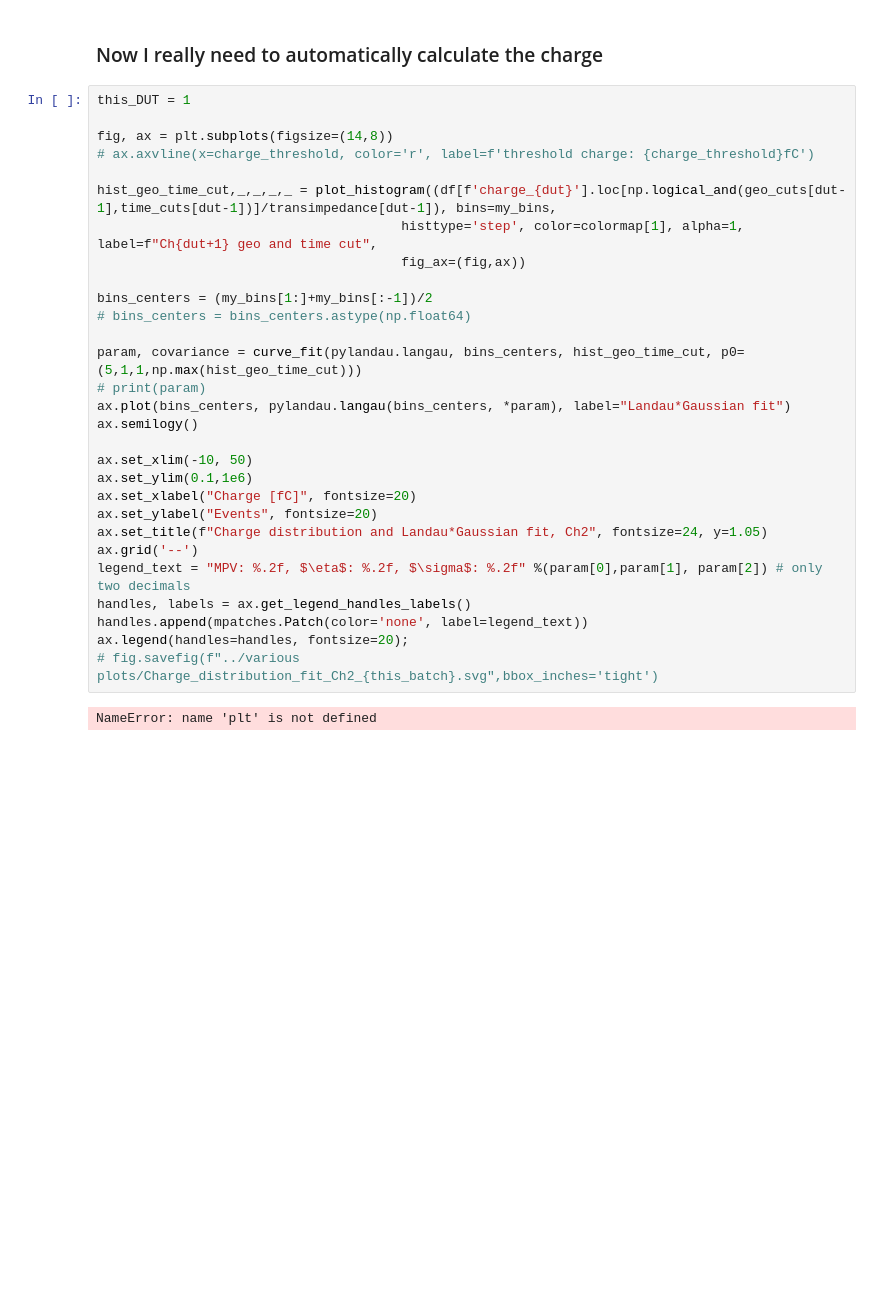
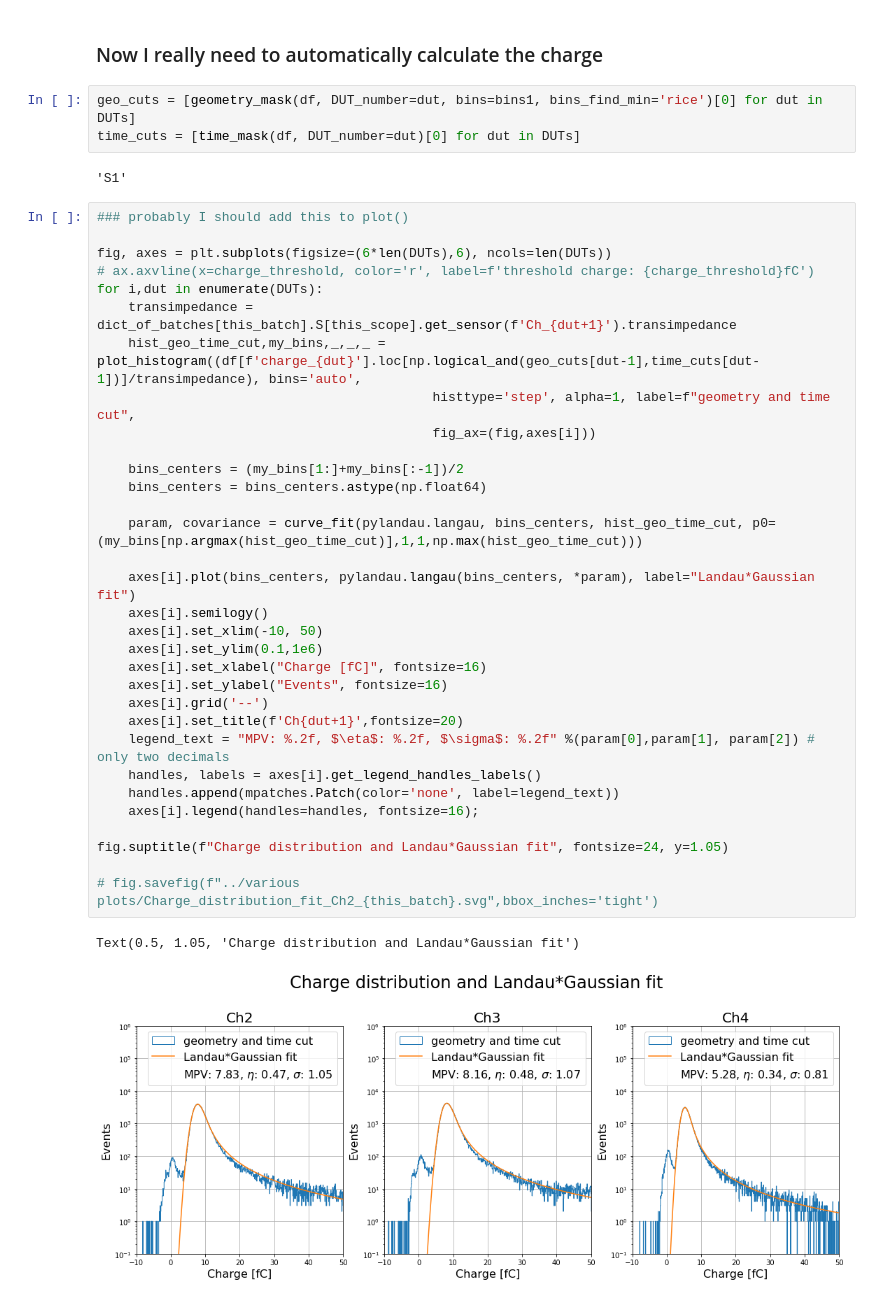
Before and after one commit to TheMarcello/testbeam-analysis, a Jupyter notebook: Charge_plot.ipynb, the cells around one changed output. Cells and saved outputs as stored; diff of their text form; blank space fills up the shorter version.

```diff
--- a/Charge_plot.ipynb
+++ b/Charge_plot.ipynb
@@ -204,33 +203,42 @@ charge_fit(df, dut=dut, mask=np.logical_and(geo_cuts[dut-1],pulse_cuts[dut-1]),
 # %% [markdown]
 ### Now I really need to automatically calculate the charge
+# %%
+geo_cuts = [geometry_mask(df, DUT_number=dut, bins=bins1, bins_find_min='rice')[0] for dut in DUTs]
+time_cuts = [time_mask(df, DUT_number=dut)[0] for dut in DUTs]
+# %% [output]
+'S1'
 # %%
-this_DUT = 1
+### probably I should add this to plot()
 
-fig, ax = plt.subplots(figsize=(14,8))
+fig, axes = plt.subplots(figsize=(6*len(DUTs),6), ncols=len(DUTs))
 # ax.axvline(x=charge_threshold, color='r', label=f'threshold charge: {charge_threshold}fC')
+for i,dut in enumerate(DUTs):
+    transimpedance = dict_of_batches[this_batch].S[this_scope].get_sensor(f'Ch_{dut+1}').transimpedance
+    hist_geo_time_cut,my_bins,_,_,_ = plot_histogram((df[f'charge_{dut}'].loc[np.logical_and(geo_cuts[dut-1],time_cuts[dut-1])]/transimpedance), bins='auto',
+                                           histtype='step', alpha=1, label=f"geometry and time cut",
+                                           fig_ax=(fig,axes[i]))
 
-hist_geo_time_cut,_,_,_,_ = plot_histogram((df[f'charge_{dut}'].loc[np.logical_and(geo_cuts[dut-1],time_cuts[dut-1])]/transimpedance[dut-1]), bins=my_bins,
-                                       histtype='step', color=colormap[1], alpha=1, label=f"Ch{dut+1} geo and time cut",
-                                       fig_ax=(fig,ax))
+    bins_centers = (my_bins[1:]+my_bins[:-1])/2
+    bins_centers = bins_centers.astype(np.float64)
 
-bins_centers = (my_bins[1:]+my_bins[:-1])/2
-# bins_centers = bins_centers.astype(np.float64)
+    param, covariance = curve_fit(pylandau.langau, bins_centers, hist_geo_time_cut, p0=(my_bins[np.argmax(hist_geo_time_cut)],1,1,np.max(hist_geo_time_cut)))
 
-param, covariance = curve_fit(pylandau.langau, bins_centers, hist_geo_time_cut, p0=(5,1,1,np.max(hist_geo_time_cut)))
-# print(param)
-ax.plot(bins_centers, pylandau.langau(bins_centers, *param), label="Landau*Gaussian fit")
-ax.semilogy()
+    axes[i].plot(bins_centers, pylandau.langau(bins_centers, *param), label="Landau*Gaussian fit")
+    axes[i].semilogy()
+    axes[i].set_xlim(-10, 50)
+    axes[i].set_ylim(0.1,1e6)
+    axes[i].set_xlabel("Charge [fC]", fontsize=16)
+    axes[i].set_ylabel("Events", fontsize=16)
+    axes[i].grid('--')
+    axes[i].set_title(f'Ch{dut+1}',fontsize=20)
+    legend_text = "MPV: %.2f, $\eta$: %.2f, $\sigma$: %.2f" %(param[0],param[1], param[2]) # only two decimals
+    handles, labels = axes[i].get_legend_handles_labels()
+    handles.append(mpatches.Patch(color='none', label=legend_text))
+    axes[i].legend(handles=handles, fontsize=16);
 
-ax.set_xlim(-10, 50)
-ax.set_ylim(0.1,1e6)
-ax.set_xlabel("Charge [fC]", fontsize=20)
-ax.set_ylabel("Events", fontsize=20)
-ax.set_title(f"Charge distribution and Landau*Gaussian fit, Ch2", fontsize=24, y=1.05)
-ax.grid('--')
-legend_text = "MPV: %.2f, $\eta$: %.2f, $\sigma$: %.2f" %(param[0],param[1], param[2]) # only two decimals
-handles, labels = ax.get_legend_handles_labels()
-handles.append(mpatches.Patch(color='none', label=legend_text))
-ax.legend(handles=handles, fontsize=20);
+fig.suptitle(f"Charge distribution and Landau*Gaussian fit", fontsize=24, y=1.05)
+
 # fig.savefig(f"../various plots/Charge_distribution_fit_Ch2_{this_batch}.svg",bbox_inches='tight')
 # %% [output]
-NameError: name 'plt' is not defined
+Text(0.5, 1.05, 'Charge distribution and Landau*Gaussian fit')
+[figure, added]
```
Also changed, not shown: parts of 7 cells of this notebook, 1 other file.
